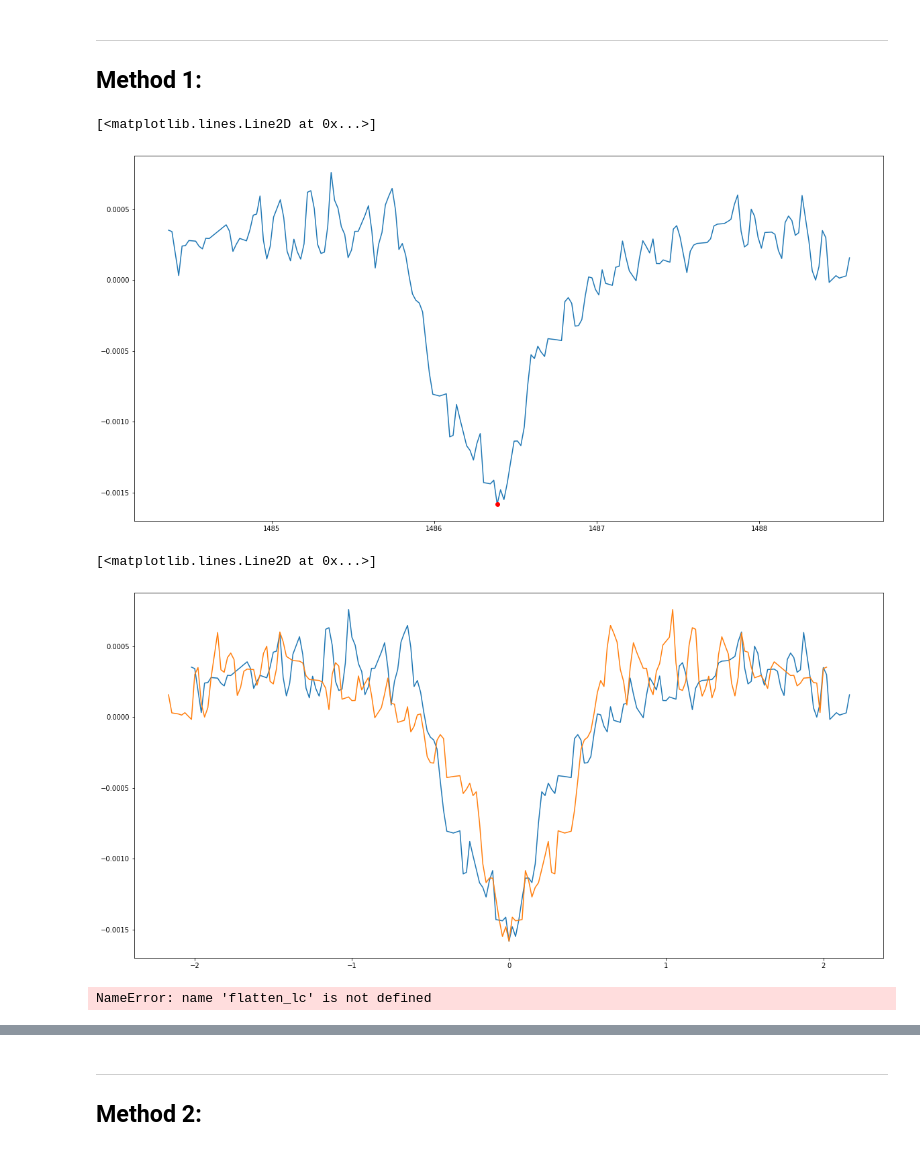
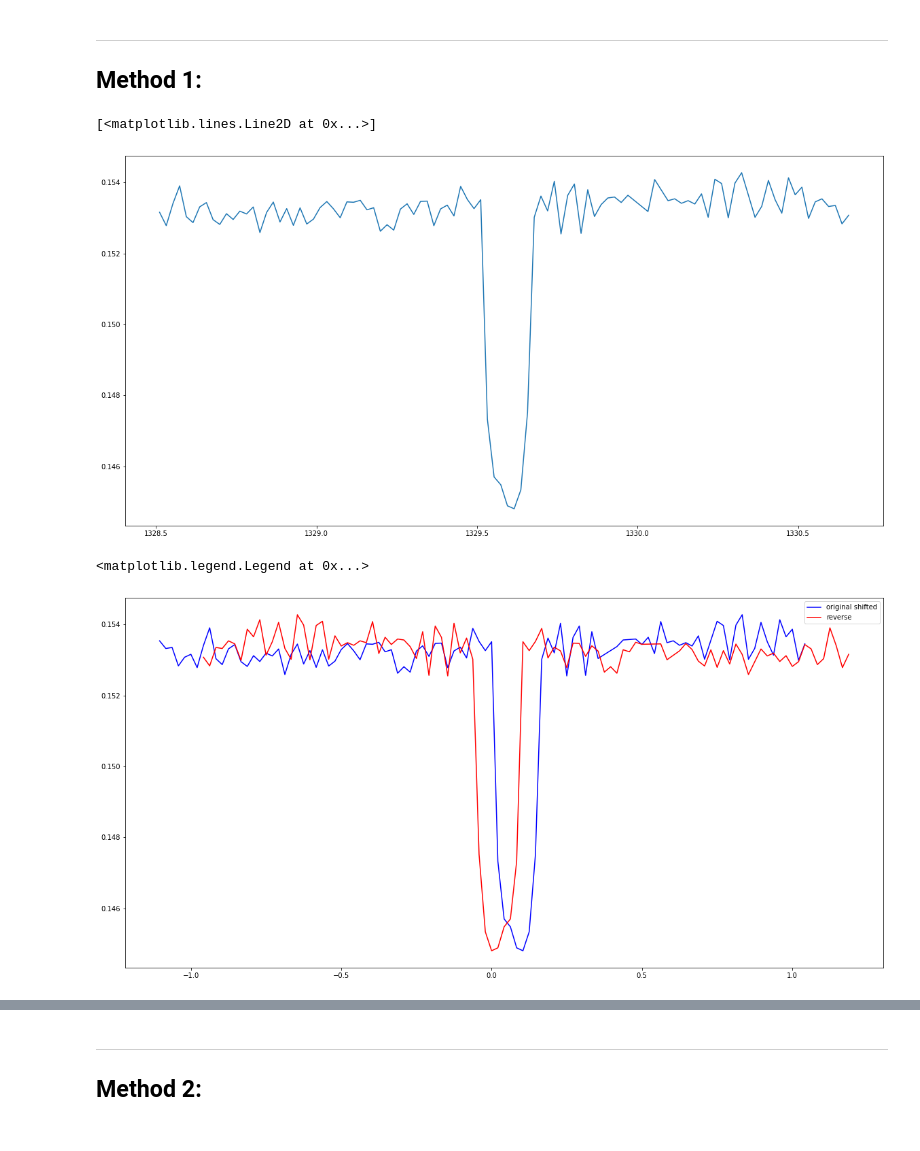
Before and after one commit to azibn/automated_exocomet_hunt, a Jupyter notebook: notebooks/redefine_asymmetry.ipynb, the cells around one changed output, grey strips where cells are left out. Saved outputs shown, nothing was run; the diff lists cells and outputs as text; code cells hidden in the pictures.

```diff
--- a/notebooks/redefine_asymmetry.ipynb
+++ b/notebooks/redefine_asymmetry.ipynb
@@ -8,0 +11,2 @@ data, lc_info = import_lightcurve("betapic/fits/hlsp_tess-spoc_tess_phot_0000000
+# %%
+data = lk.search_lightcurve("WASP 100")[1].download()
@@ -18,15 +27,15 @@ plt.axvline(data['TIME'][900])
 
 ## Method 1:
 # %%
-time = data['TIME'][700:900]
-flux = normalise_flux(data['PDCSAP_FLUX'][700:900])
+time = data['time'][150:250].value
+flux = normalise_flux(data['pdcsap_flux'].value)[150:250]
 # %%
 plt.figure(figsize=(20,10))
 plt.plot(time,flux)
-plt.plot(time[96],flux.min(),'ro')
+#plt.plot(time[96],flux.min(),'ro')
 #plt.plot(time[96:96+len(np.flip(flux[0:96].data))],np.flip(flux[0:96].data))
 # %% [output]
 [<matplotlib.lines.Line2D at 0x...>]
-[figure, old version]
+[figure, new version]
 # %%
 min_flux_ind = np.argmin(flux)
@@ -33,9 +44,14 @@ min_flux_ind = np.argmin(flux)
 # %%
 plt.figure(figsize=(20,10))
-plt.plot(time - time[min_flux_ind],flux)
-plt.plot(time[::-1]-time[np.argmin(flux[::-1])],flux)
+#plt.plot(time - time[min_flux_ind],flux)
+
+
+plt.plot(time - time[min_flux_ind],np.roll(flux,5),color='blue',label='original shifted')
+#plt.plot(time - time[min_flux_ind],flux,color='black',label='original')
+plt.plot(time[::-1]-time[np.argmin(flux[::-1])],flux,color="red",label='reverse')
+plt.legend()
 # %% [output]
-[<matplotlib.lines.Line2D at 0x...>]
+<matplotlib.legend.Legend at 0x...>
-[figure, old version]
+[figure, new version]
 # %%
 x_forward = time - time[min_flux_ind]
@@ -45,10 +61,6 @@ x_backward = (time[::-1]-time[np.argmin(flux[::-1])])[::-1]
 y_backward = flux[::-1]
 # %%
 from wotan import flatten
-# %%
-plt.plot(x_forward,flatten_lc)
-# %% [output]
-NameError: name 'flatten_lc' is not defined
 # %%
 plt.figure(figsize=(20,10))
 plt.plot(x_forward,y_forward)
```
Also changed, not shown: parts of 16 cells of this notebook, 4 other files.
